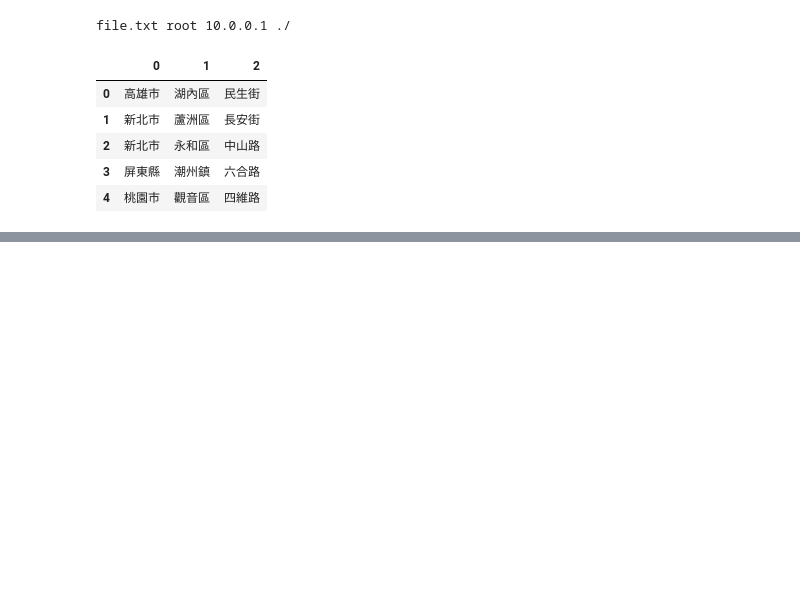
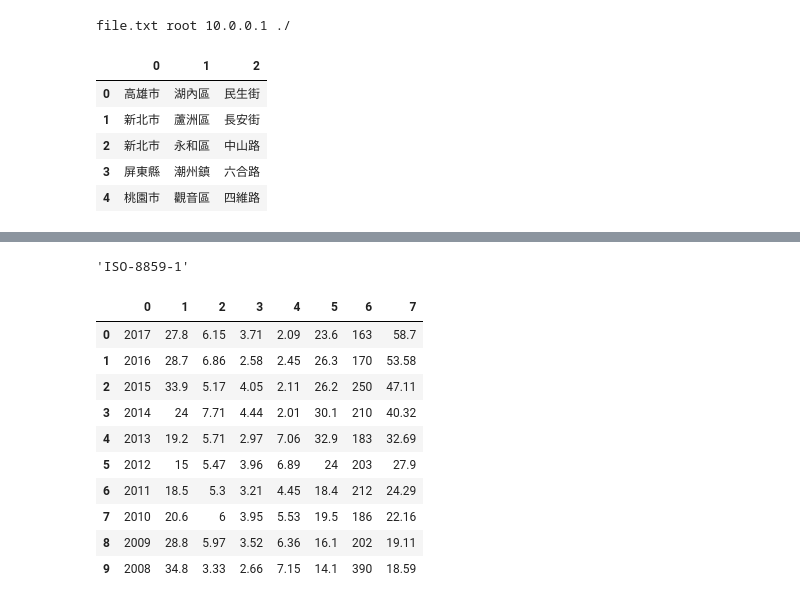
Before and after one commit to ywchiu/tibamepy, a Jupyter notebook: Demo20180422.ipynb, the cells around one changed output, grey strips where cells are left out. Drawn from its saved outputs; the diff is of its cells as text; code cells hidden in the pictures; blank space fills up the shorter version.

```diff
--- a/Demo20180422.ipynb
+++ b/Demo20180422.ipynb
@@ -1540,0 +1594,35 @@ df['address'].str.extract('(.+[市縣])(.+[區鎮鄉市])(.+[街路村]).*').hea
+# %%
+import requests
+headers = {
+ 'user-agent': 'Mozilla/5.0 (Windows NT 6.1; Win64; x64) AppleWebKit/537.36 (KHTML, like Gecko) Chrome/65.0.3325.181 Safari/537.36'
+}
+res = requests.get('https://goodinfo.tw/StockInfo/StockDetail.asp?STOCK_ID=2330', headers = headers)
+# %%
+res.encoding
+# %% [output]
+'ISO-8859-1'
+# %%
+res.encoding = 'utf-8'
+
+from bs4 import BeautifulSoup
+soup = BeautifulSoup(res.text, 'lxml')
+# %%
+tb = soup.select_one('#FINANCE_ASSETS_M')
+# %%
+finance_data = []
+for tr in tb.select('tr')[4:]:
+    tds = [td.text for td in tr.select('td')]
+    finance_data.append(tds)
+pandas.DataFrame(finance_data)
+# %% [output]
+|  | 0 | 1 | 2 | 3 | 4 | 5 | 6 | 7 |
+| 0 | 2017 | 27.8 | 6.15 | 3.71 | 2.09 | 23.6 | 163 | 58.7 |
+| 1 | 2016 | 28.7 | 6.86 | 2.58 | 2.45 | 26.3 | 170 | 53.58 |
+| 2 | 2015 | 33.9 | 5.17 | 4.05 | 2.11 | 26.2 | 250 | 47.11 |
+| 3 | 2014 | 24 | 7.71 | 4.44 | 2.01 | 30.1 | 210 | 40.32 |
+| 4 | 2013 | 19.2 | 5.71 | 2.97 | 7.06 | 32.9 | 183 | 32.69 |
+| 5 | 2012 | 15 | 5.47 | 3.96 | 6.89 | 24 | 203 | 27.9 |
+| 6 | 2011 | 18.5 | 5.3 | 3.21 | 4.45 | 18.4 | 212 | 24.29 |
+| 7 | 2010 | 20.6 | 6 | 3.95 | 5.53 | 19.5 | 186 | 22.16 |
+| 8 | 2009 | 28.8 | 5.97 | 3.52 | 6.36 | 16.1 | 202 | 19.11 |
+| 9 | 2008 | 34.8 | 3.33 | 2.66 | 7.15 | 14.1 | 390 | 18.59 |
```
Also changed, not shown: parts of 30 cells of this notebook.
